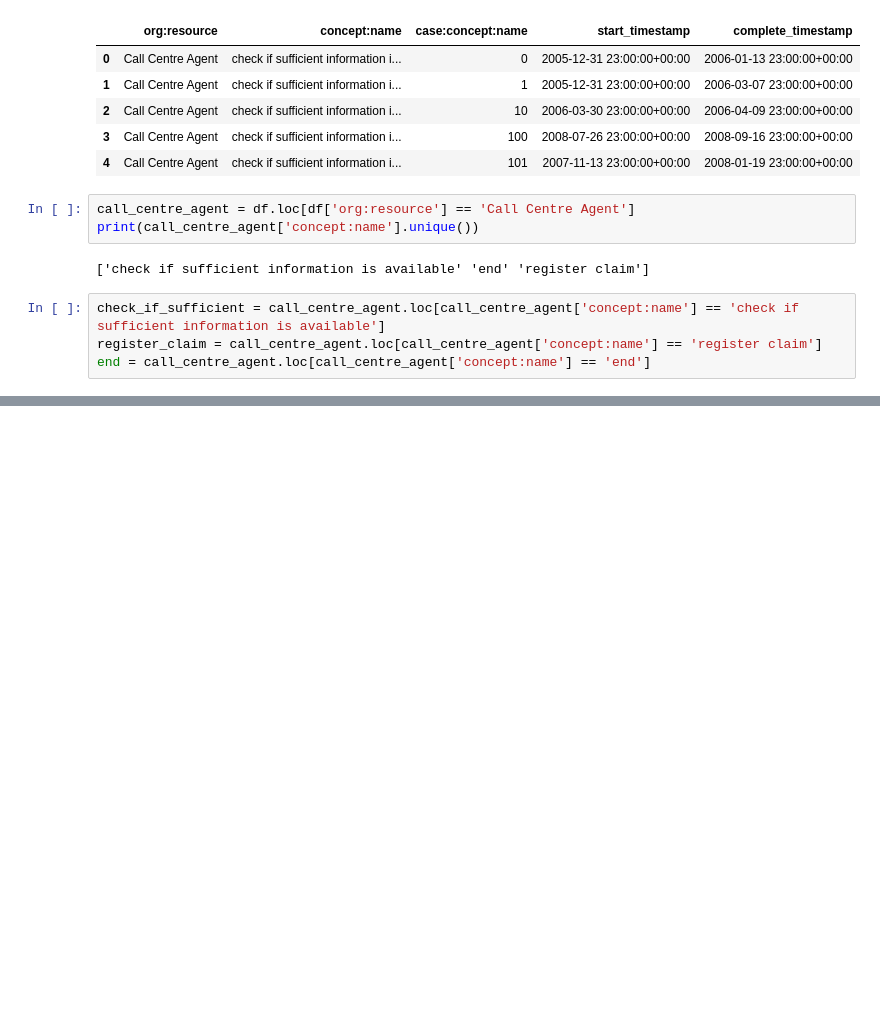
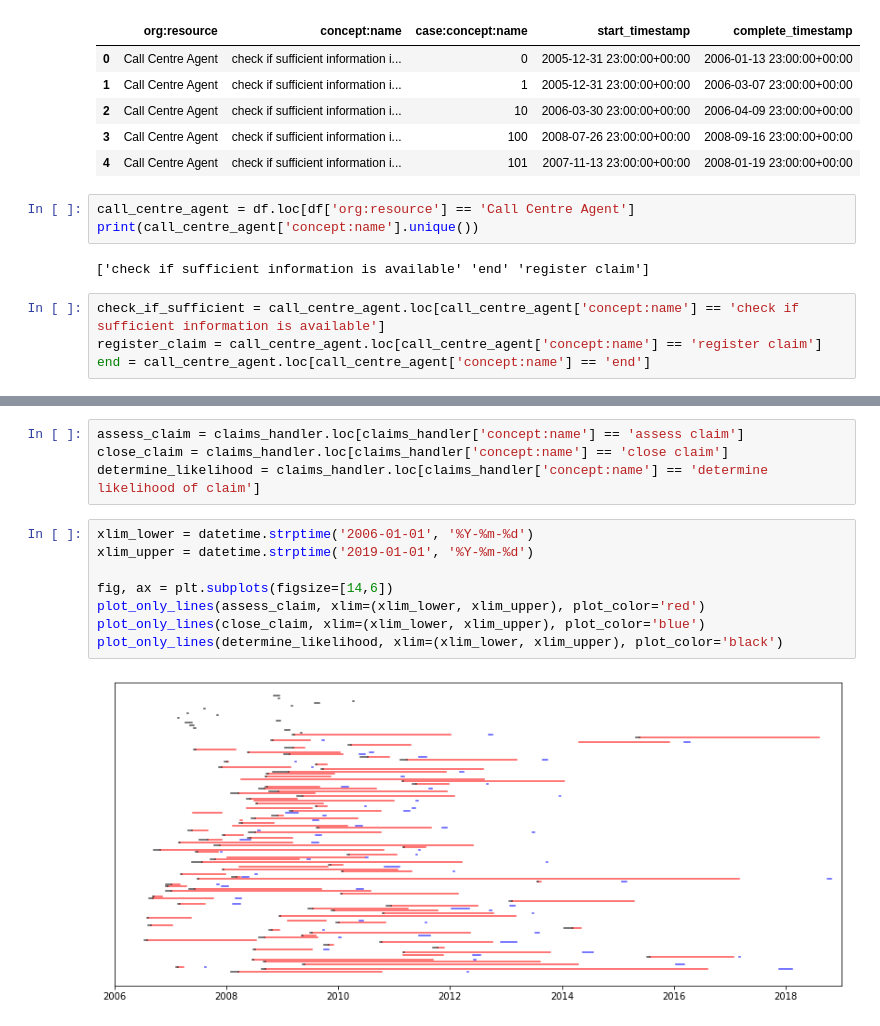
Before and after one commit to Sroka-Bartosz/Allen-fuzzy-logs-relation-analysis, a Jupyter notebook: logs_analysis.ipynb, the cells around one changed output, grey strips where cells are left out. Drawn from its saved outputs; the diff is of its cells as text; blank space fills up the shorter version.

```diff
--- a/logs_analysis.ipynb
+++ b/logs_analysis.ipynb
@@ -87,0 +103,14 @@ plot_log_times(end)
+# %%
+assess_claim = claims_handler.loc[claims_handler['concept:name'] == 'assess claim']
+close_claim = claims_handler.loc[claims_handler['concept:name'] == 'close claim']
+determine_likelihood = claims_handler.loc[claims_handler['concept:name'] == 'determine likelihood of claim']
+# %%
+xlim_lower = datetime.strptime('2006-01-01', '%Y-%m-%d')
+xlim_upper = datetime.strptime('2019-01-01', '%Y-%m-%d')
+
+fig, ax = plt.subplots(figsize=[14,6])
+plot_only_lines(assess_claim, xlim=(xlim_lower, xlim_upper), plot_color='red')
+plot_only_lines(close_claim, xlim=(xlim_lower, xlim_upper), plot_color='blue')
+plot_only_lines(determine_likelihood, xlim=(xlim_lower, xlim_upper), plot_color='black')
+# %% [output]
+[figure, added]
```
Also changed, not shown: parts of 10 cells of this notebook.
